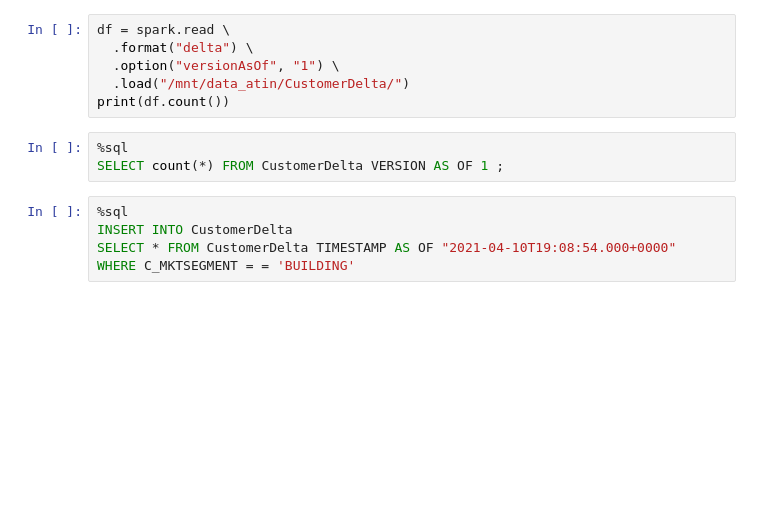
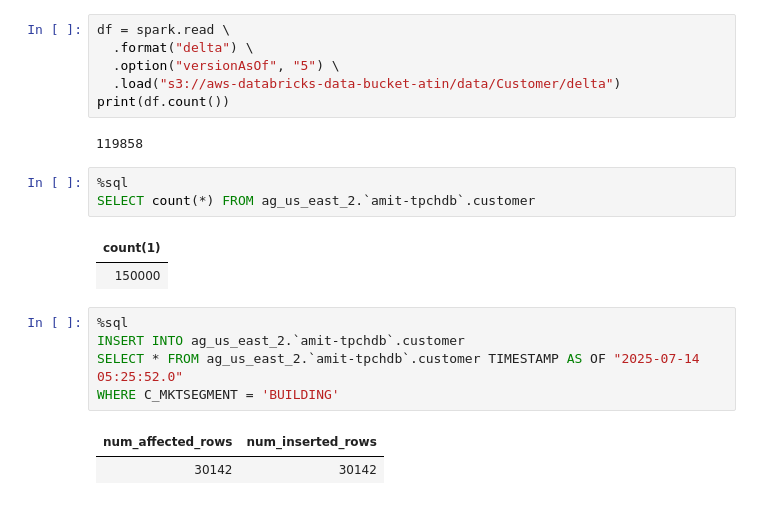
Before and after one commit to rahulaggarwaltrainer1984/azure-databricks-tata-technologies, a Jupyter notebook: Labs/09-DeltaTableVersioning.ipynb, the cells around one changed output. Drawn from its saved outputs; the diff is of its cells as text; blank space fills up the shorter version.

```diff
--- a/Labs/09-DeltaTableVersioning.ipynb
+++ b/Labs/09-DeltaTableVersioning.ipynb
@@ -20,14 +56,22 @@ SELECT * FROM CustomerDelta TIMESTAMP AS OF "2021-08-08T11:10:55.000+0000" limit
 # %%
 df = spark.read \
   .format("delta") \
-  .option("versionAsOf", "1") \
-  .load("/mnt/data_atin/CustomerDelta/")
+  .option("versionAsOf", "5") \
+  .load("s3://aws-databricks-data-bucket-atin/data/Customer/delta")
 print(df.count())
+# %% [output]
+119858
 # %%
 %sql
-SELECT count(*) FROM CustomerDelta VERSION AS OF 1 ;
+SELECT count(*) FROM ag_us_east_2.`amit-tpchdb`.customer
+# %% [output]
+| count(1) |
+| 150000 |
 # %%
 %sql
-INSERT INTO CustomerDelta
-SELECT * FROM CustomerDelta TIMESTAMP AS OF "2021-04-10T19:08:54.000+0000"
-WHERE C_MKTSEGMENT = = 'BUILDING'
+INSERT INTO ag_us_east_2.`amit-tpchdb`.customer
+SELECT * FROM ag_us_east_2.`amit-tpchdb`.customer TIMESTAMP AS OF "2025-07-14 05:25:52.0"
+WHERE C_MKTSEGMENT = 'BUILDING'
+# %% [output]
+| num_affected_rows | num_inserted_rows |
+| 30142 | 30142 |
```
Also changed, not shown: parts of 5 cells of this notebook.
